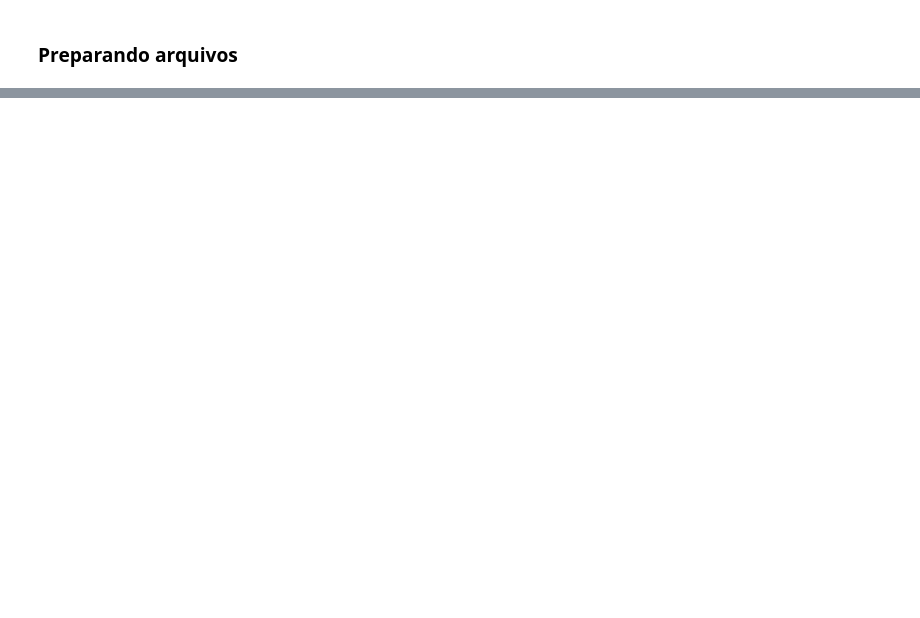
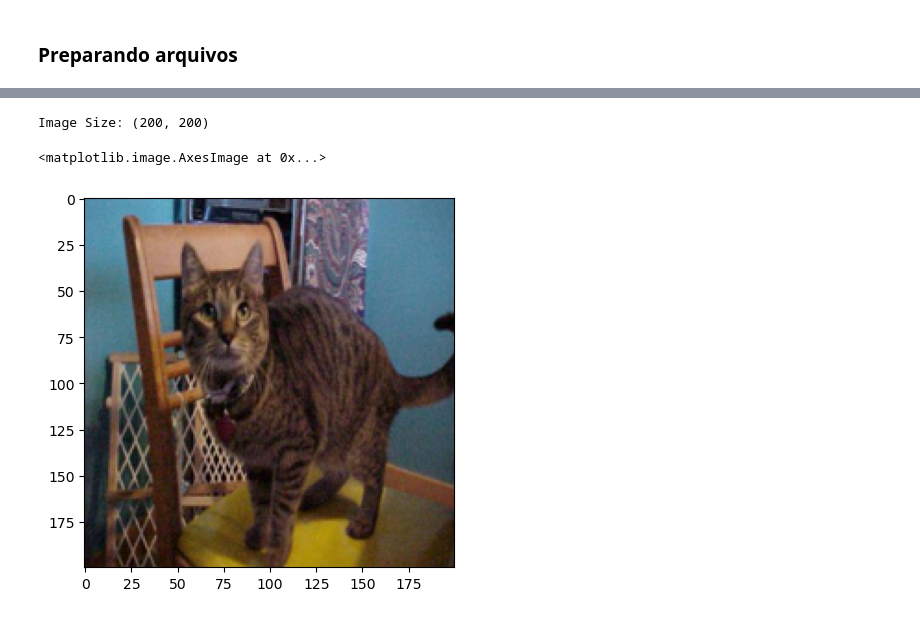
Before and after one commit to HugoVasc/IEEE_CIS, a Jupyter notebook: PeriodoT4/notebook.ipynb, the cells around one changed output, grey strips where cells are left out. Cells and saved outputs as stored; diff of their text form; code cells hidden in the pictures; blank space fills up the shorter version.

```diff
--- a/PeriodoT4/notebook.ipynb
+++ b/PeriodoT4/notebook.ipynb
@@ -54,0 +288,9 @@ split_data(ORIGIN_DIR, DATA_DIR, TRAIN_DIR, TEST_DIR, VAL_DIR, 100, 70, 30)
+# %%
+#Resize image
+image_resized = image.resize((200, 200))
+print(f"Image Size: {image_resized.size}")
+plt.imshow(np.asarray(image_resized))
+# %% [output]
+Image Size: (200, 200)
+<matplotlib.image.AxesImage at 0x...>
+[figure, added]
```
Also changed, not shown: parts of 9 cells of this notebook, 1 other file.
